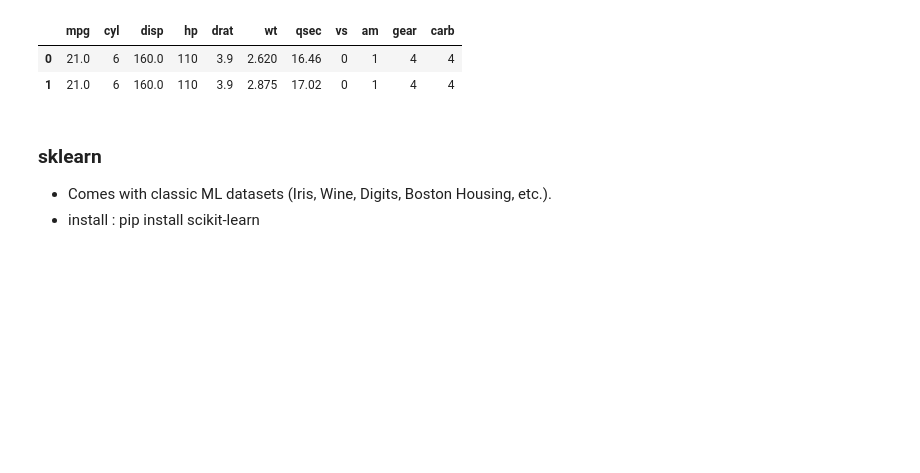
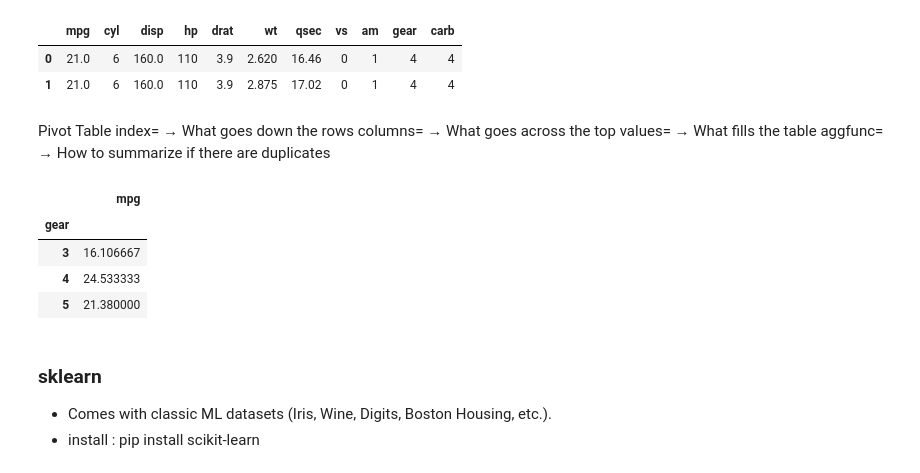
Before and after one commit to Nayeema92/piit, a Jupyter notebook: py/pd/pdDataSets.ipynb, the cells around one changed output. Drawn from its saved outputs; the diff is of its cells as text; code cells hidden in the pictures; blank space fills up the shorter version.

```diff
--- a/py/pd/pdDataSets.ipynb
+++ b/py/pd/pdDataSets.ipynb
@@ -149,3 +150,17 @@ mtcars2.head(2)
 |  | mpg | cyl | disp | hp | drat | wt | qsec | vs | am | gear | carb |
 | 0 | 21.0 | 6 | 160.0 | 110 | 3.9 | 2.620 | 16.46 | 0 | 1 | 4 | 4 |
 | 1 | 21.0 | 6 | 160.0 | 110 | 3.9 | 2.875 | 17.02 | 0 | 1 | 4 | 4 |
+# %% [markdown]
+Pivot Table
+index= → What goes down the rows
+columns= → What goes across the top
+values= → What fills the table
+aggfunc= → How to summarize if there are duplicates
+# %%
+mtcars.pivot_table(values = 'mpg', index='gear', observed=False)
+# %% [output]
+|  | mpg |
+| gear |  |
+| 3 | 16.106667 |
+| 4 | 24.533333 |
+| 5 | 21.380000 |
```
Also changed, not shown: parts of 2 cells of this notebook, 1 other file.
